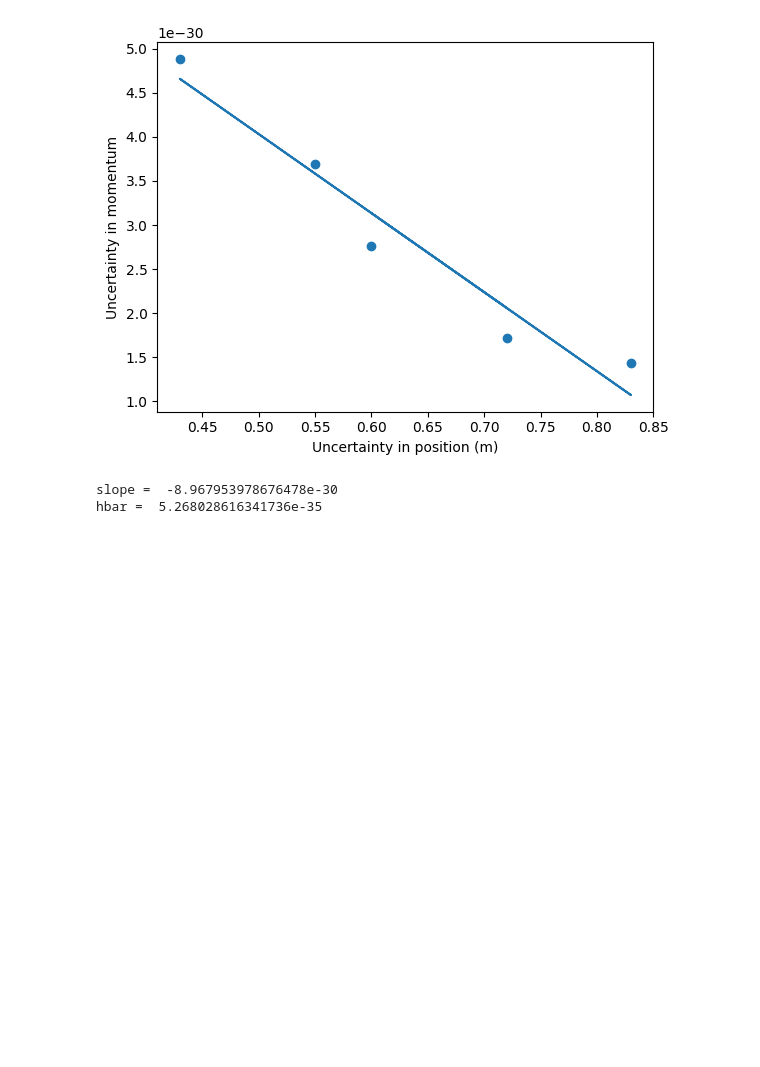
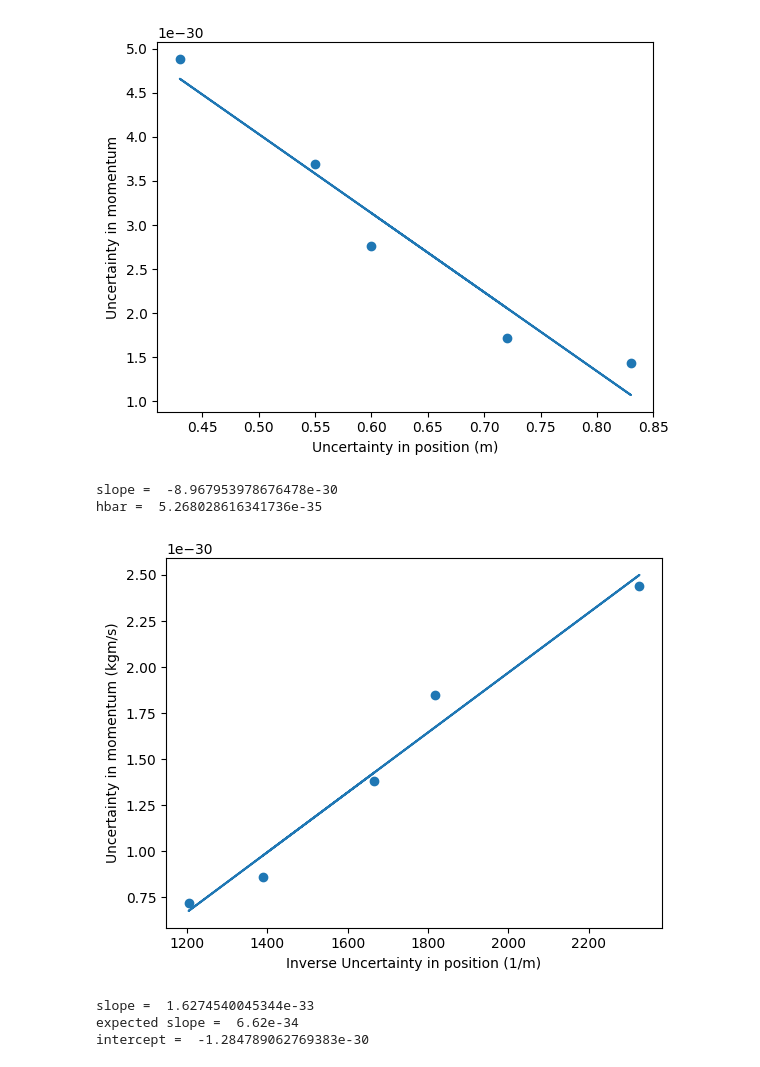
Before and after one commit to mealvord/CompPhys_NumericalAnalysis, a Jupyter notebook: quarknetworkshop.ipynb, the cells around one changed output. Saved outputs shown, nothing was run; the diff lists cells and outputs as text; code cells hidden in the pictures; blank space fills up the shorter version.

```diff
--- a/quarknetworkshop.ipynb
+++ b/quarknetworkshop.ipynb
@@ -175,3 +172,38 @@ print('hbar = ',hbar)
 [figure]
 slope =  -8.967953978676478e-30
 hbar =  5.268028616341736e-35
+# %%
+central_max = np.array([6.87, 14.73,19.47,5.73,11.03]) #mm, width of central maximum
+central_max_m = central_max*10**-3 #m
+
+D = 2.03 #m distance to screen
+h = 6.62e-34 #Js
+wavelength = 650e-9 #m
+
+delta_p = (0.5*central_max_m*h)/(2*D*wavelength) #kgm/s
+
+delta_x = np.array([0.72, 0.55,0.43,0.83,0.6]) #mm, width of caliper single slit
+delta_x_m = delta_x*10**-3 #m
+inverse_delta_x = 1/delta_x_m
+
+a7,b7 = np.polyfit(inverse_delta_x,delta_p,deg=1)
+
+plt.scatter(inverse_delta_x,delta_p)
+plt.plot(inverse_delta_x,a7*inverse_delta_x+b7)
+
+plt.xlabel('Inverse Uncertainty in position (1/m)')
+plt.ylabel('Uncertainty in momentum (kgm/s)')
+#plt.title('Planck’s Constant Measured from LED Observations')
+#plt.text(5.5e14, 2.5e-19, f'E = {a:.3e}Js* f + {b:.3e}J', size=14)
+plt.show()
+
+print('slope = ',a7)
+expected = h / (4*np.pi)
+print('expected slope = ',h)
+
+print('intercept = ',b7)
+# %% [output]
+[figure, added]
+slope =  1.6274540045344e-33
+expected slope =  6.62e-34
+intercept =  -1.284789062769383e-30
```
Also changed, not shown: parts of 1 cell of this notebook.
